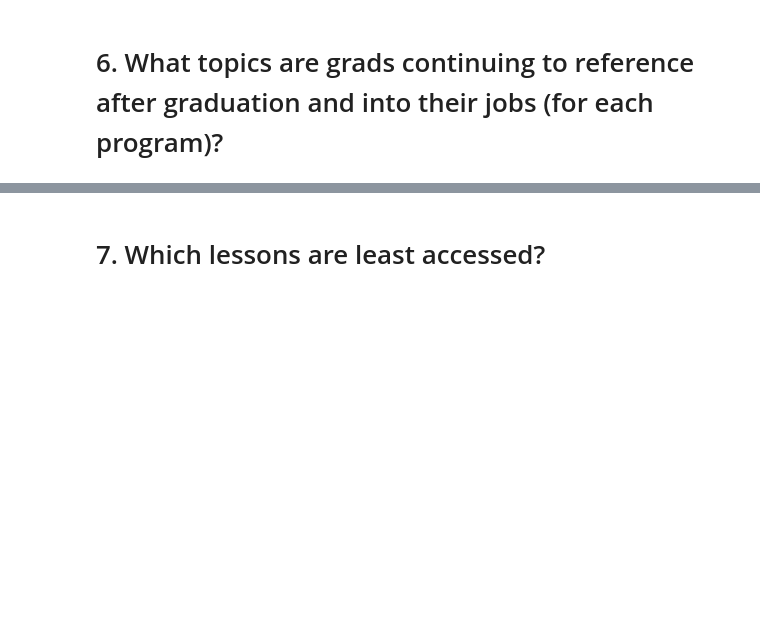
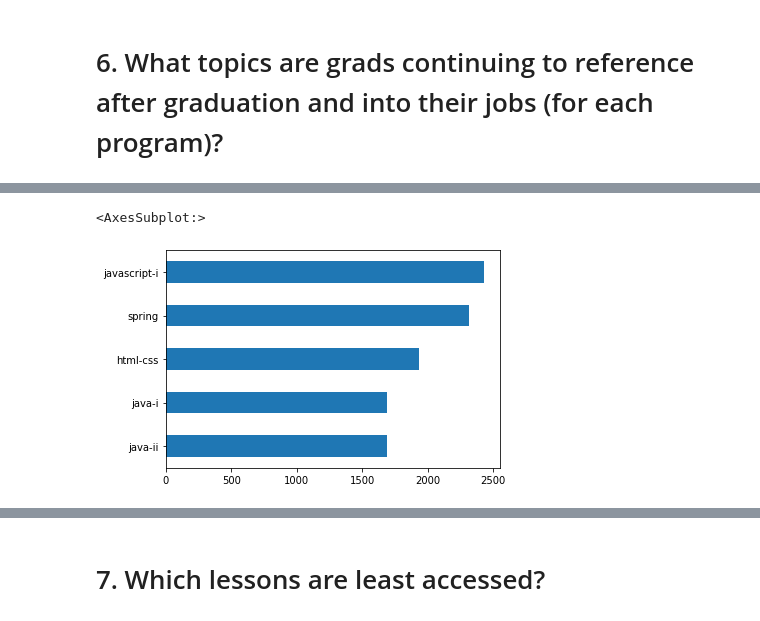
Before and after one commit to miller-cerna-laskowski-morris-eyring/anomaly-group-project, a Jupyter notebook: ray_eda.ipynb, the cells around one changed output, grey strips where cells are left out. Cells and saved outputs as stored; diff of their text form; code cells hidden in the pictures; blank space fills up the shorter version.

```diff
--- a/ray_eda.ipynb
+++ b/ray_eda.ipynb
@@ -474,4 +256,9 @@ java-ii         2184
 Name: path, dtype: int64
+# %%
+postgrad_access_wd.path.value_counts().head().sort_values(ascending=True).plot(kind='barh')
+# %% [output]
+<AxesSubplot:>
+[figure, added]
 # %%
 postgrad_access_ds.path.value_counts().head()
 # %% [output]
```
Also changed, not shown: parts of 87 cells of this notebook.
